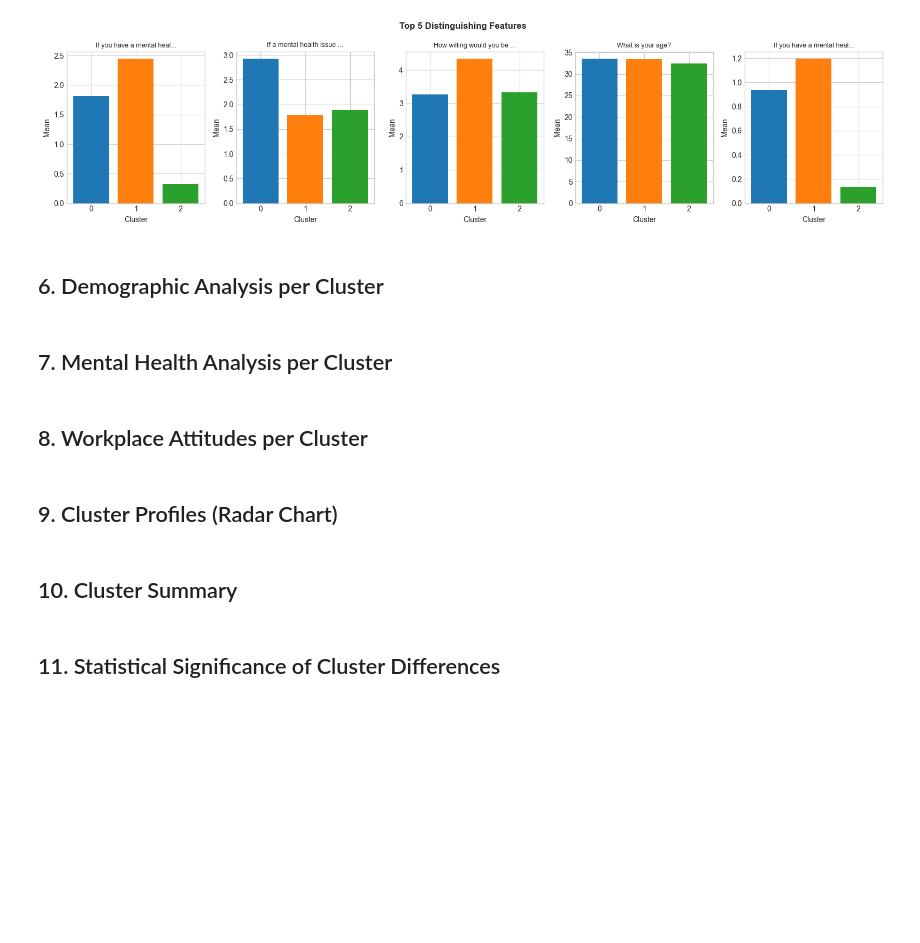
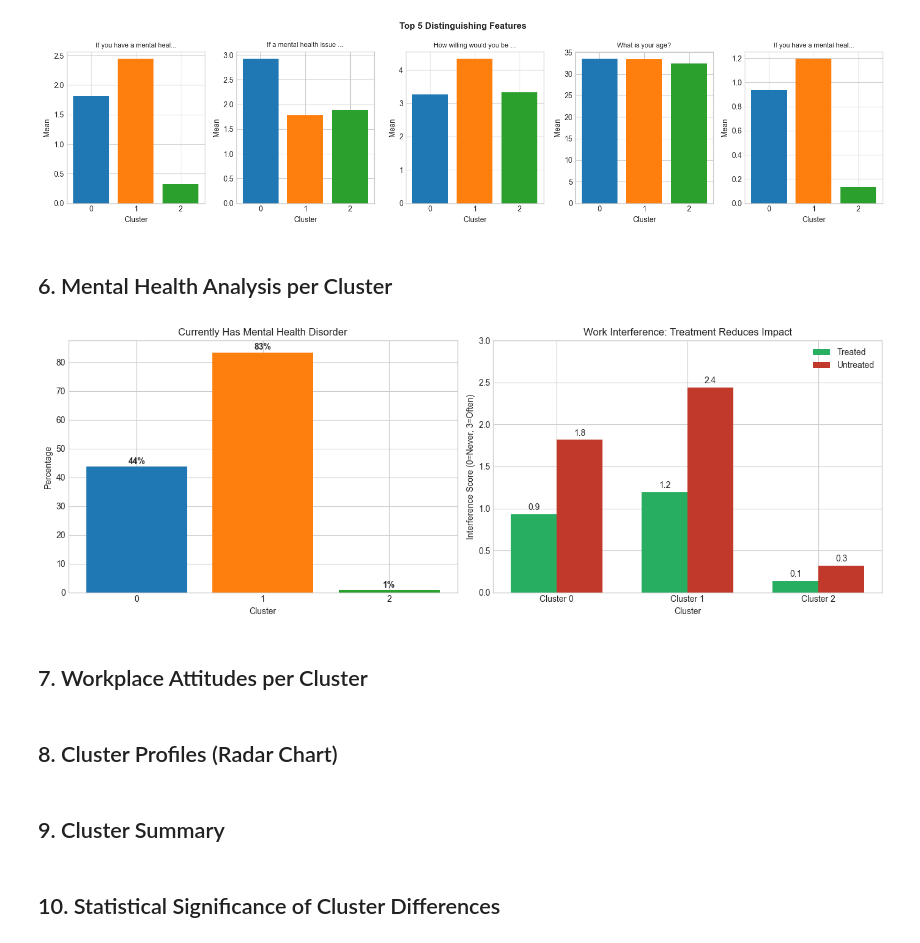
Before and after one commit to svenb23/ML-UL-FE, a Jupyter notebook: Notebooks/run_02/04_interpretation.ipynb, the cells around one changed output. Cells and saved outputs as stored; diff of their text form; code cells hidden in the pictures; blank space fills up the shorter version.

Commit message:
Add Mental Health Analysis to cluster interpretation

```diff
--- a/Notebooks/run_02/04_interpretation.ipynb
+++ b/Notebooks/run_02/04_interpretation.ipynb
@@ -152,15 +152,55 @@ plt.show()
 # %% [output]
 [figure]
 # %% [markdown]
-## 6. Demographic Analysis per Cluster
+## 6. Mental Health Analysis per Cluster
+# %%
+fig, axes = plt.subplots(1, 2, figsize=(14, 5))
+
+# 1. Current MH Status per Cluster
+ax1 = axes[0]
+mh_status = df.groupby('cluster')['Do you currently have a mental health disorder?_Yes'].mean() * 100
+bars = ax1.bar(mh_status.index, mh_status.values, color=plt.cm.tab10(range(len(mh_status))))
+ax1.set_xlabel('Cluster')
+ax1.set_ylabel('Percentage')
+ax1.set_title('Currently Has Mental Health Disorder')
+ax1.set_xticks(mh_status.index)
+for bar in bars:
+    ax1.text(bar.get_x() + bar.get_width()/2, bar.get_height() + 1, f'{bar.get_height():.0f}%', ha='center', fontweight='bold')
+
+# 2. Work Interference: Treated vs. Untreated (Key Insight!)
+ax2 = axes[1]
+col_treated = 'If you have a mental health issue, do you feel that it interferes with your work when being treated effectively?'
+col_untreated = 'If you have a mental health issue, do you feel that it interferes with your work when NOT being treated effectively?'
+
+interference = df.groupby('cluster')[[col_treated, col_untreated]].mean()
+x = np.arange(len(interference.index))
+width = 0.35
+
+bars1 = ax2.bar(x - width/2, interference[col_treated], width, label='Treated', color='#27ae60')
+bars2 = ax2.bar(x + width/2, interference[col_untreated], width, label='Untreated', color='#c0392b')
+
+ax2.set_xlabel('Cluster')
+ax2.set_ylabel('Interference Score (0=Never, 3=Often)')
+ax2.set_title('Work Interference: Treatment Reduces Impact')
+ax2.set_xticks(x)
+ax2.set_xticklabels([f'Cluster {i}' for i in interference.index])
+ax2.legend()
+ax2.set_ylim(0, 3)
+
+for bar in bars1 + bars2:
+    ax2.text(bar.get_x() + bar.get_width()/2, bar.get_height() + 0.05, f'{bar.get_height():.1f}', ha='center', fontsize=10)
+
+plt.tight_layout()
+plt.savefig(f'../../plots/{RUN}/mental_health_analysis.png', dpi=150, bbox_inches='tight')
+plt.show()
+# %% [output]
+[figure, added]
 # %% [markdown]
-## 7. Mental Health Analysis per Cluster
+## 7. Workplace Attitudes per Cluster
 # %% [markdown]
-## 8. Workplace Attitudes per Cluster
+## 8. Cluster Profiles (Radar Chart)
 # %% [markdown]
-## 9. Cluster Profiles (Radar Chart)
+## 9. Cluster Summary
 # %% [markdown]
-## 10. Cluster Summary
+## 10. Statistical Significance of Cluster Differences
-# %% [markdown]
-## 11. Statistical Significance of Cluster Differences
 # %% [markdown]
```
Also changed, not shown: parts of 2 cells of this notebook, 1 other file.
